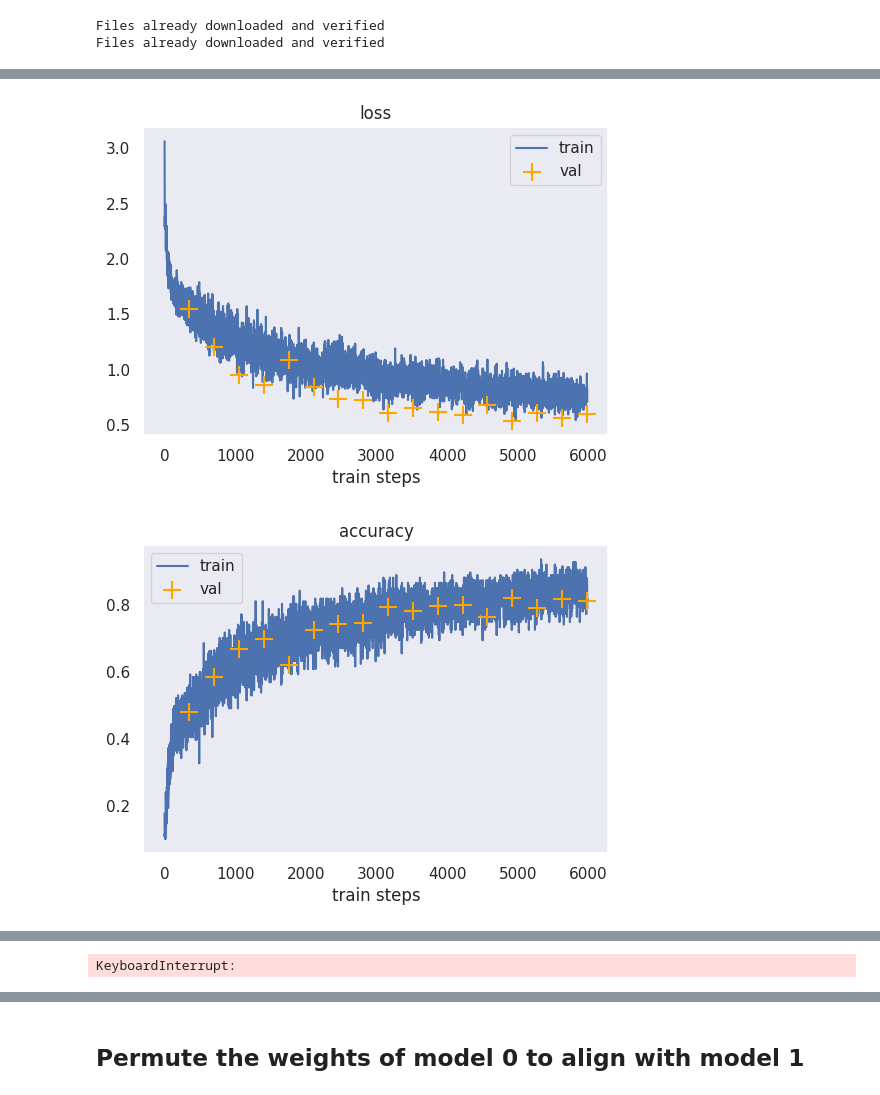
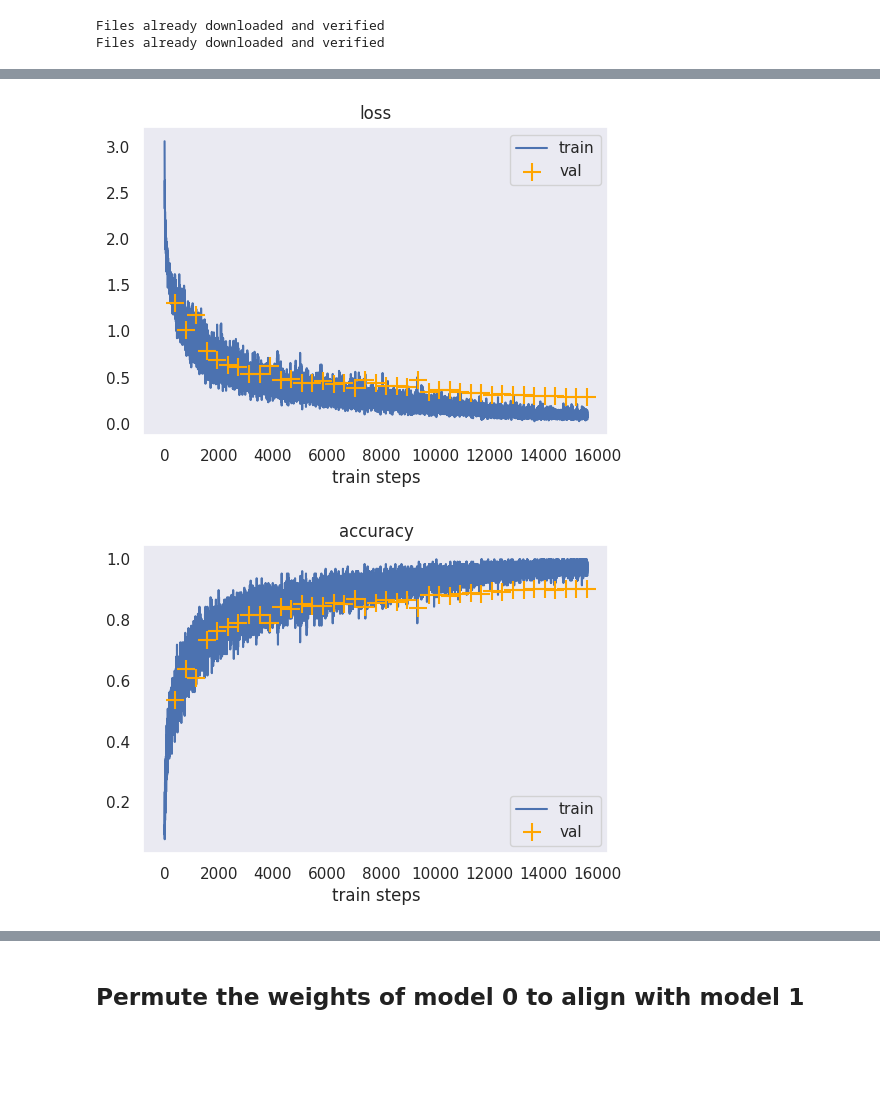
Before and after one commit to xiyori/lmc, a Jupyter notebook: notebooks/rebasin-augment.ipynb, the cells around one changed output, grey strips where cells are left out. Cells and saved outputs as stored; diff of their text form; code cells hidden in the pictures; blank space fills up the shorter version.

```diff
--- a/notebooks/rebasin-augment.ipynb
+++ b/notebooks/rebasin-augment.ipynb
@@ -531,22 +583,22 @@ Accuracy: 83.66%
 # %%
-set_random_seed(42)
+set_random_seed(92)
 
 lr = 1e-2
 num_epochs = 40
 
-model0 = ConvNetDepth(config)
-model0.to(device)
-optim = torch.optim.SGD(model0.parameters(), lr=lr, momentum=0.9, weight_decay=5e-4)
+model1 = ConvNetDepth(config)
+model1.to(device)
+optim = torch.optim.SGD(model1.parameters(), lr=lr, momentum=0.9, weight_decay=5e-4)
 scheduler = torch.optim.lr_scheduler.OneCycleLR(optim, **{
     "steps_per_epoch": len(trainloader),
     "epochs": num_epochs,
     "anneal_strategy": "cos",
     "max_lr": lr,
     "pct_start": 0.1
 })
 
-train(num_epochs, model0, optim, scheduler)
-torch.save(model0.state_dict(), checkpoint_dir + "/cifar_conv_aug0.pth")
+train(num_epochs, model1, optim, scheduler)
+torch.save(model1.state_dict(), checkpoint_dir + "/cifar_conv_augn1.pth")
 # %% [output]
-[figure, old version]
+[figure, new version]
-[figure, old version]
+[figure, new version]
@@ -555 +606,0 @@ Epoch 17 of 40
-KeyboardInterrupt:
```
Also changed, not shown: parts of 26 cells of this notebook, 3 other files.
